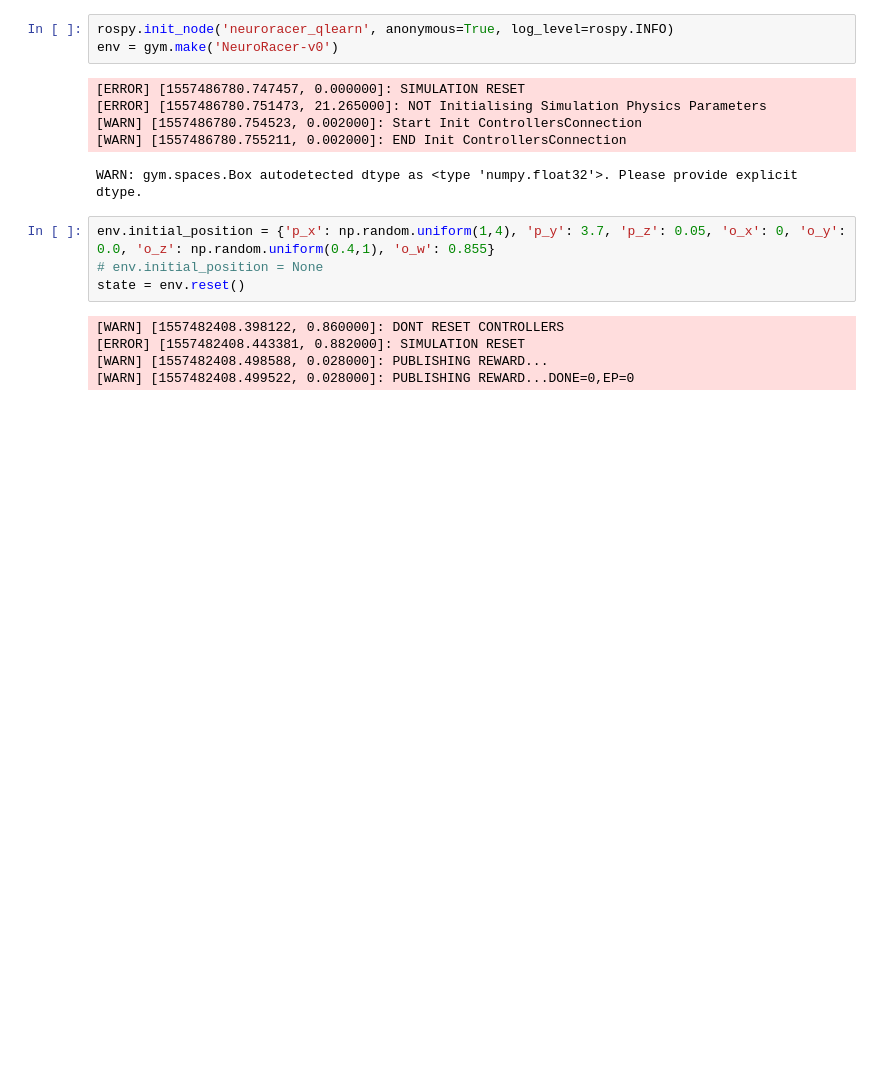
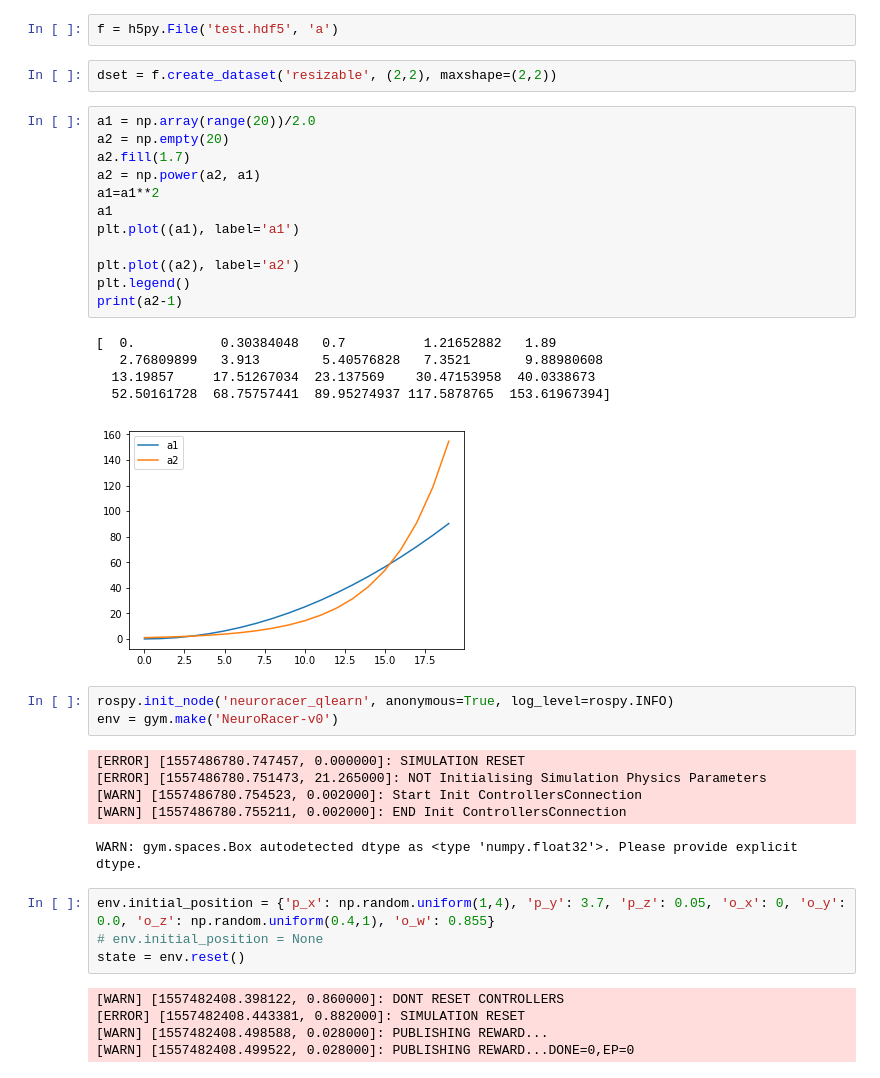
Before and after one commit to karray/neuroracer, a Jupyter notebook: neuroracer_gym_rl/q_learning.ipynb, the cells around one changed output. Drawn from its saved outputs; the diff is of its cells as text; blank space fills up the shorter version.

```diff
--- a/neuroracer_gym_rl/q_learning.ipynb
+++ b/neuroracer_gym_rl/q_learning.ipynb
@@ -30,3 +89,25 @@ tf.estimator package not installed.
+# %%
+f = h5py.File('test.hdf5', 'a')
+# %%
+dset = f.create_dataset('resizable', (2,2), maxshape=(2,2))
+# %%
+a1 = np.array(range(20))/2.0
+a2 = np.empty(20)
+a2.fill(1.7)
+a2 = np.power(a2, a1)
+a1=a1**2
+a1
+plt.plot((a1), label='a1')
+
+plt.plot((a2), label='a2')
+plt.legend()
+print(a2-1)
+# %% [output]
+[  0.           0.30384048   0.7          1.21652882   1.89
+   2.76809899   3.913        5.40576828   7.3521       9.88980608
+  13.19857     17.51267034  23.137569    30.47153958  40.0338673
+  52.50161728  68.75757441  89.95274937 117.5878765  153.61967394]
+[figure, added]
 # %%
 rospy.init_node('neuroracer_qlearn', anonymous=True, log_level=rospy.INFO)
 env = gym.make('NeuroRacer-v0')
```
Also changed, not shown: parts of 6 cells of this notebook.
